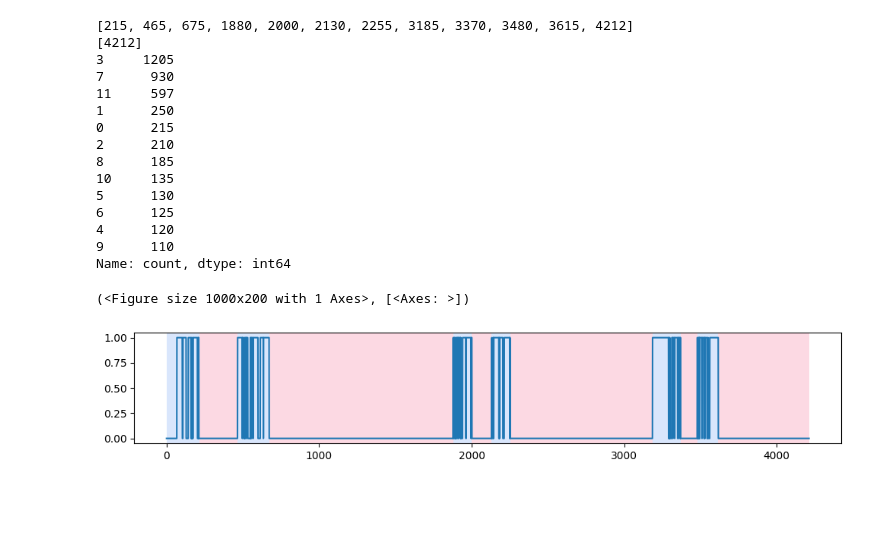
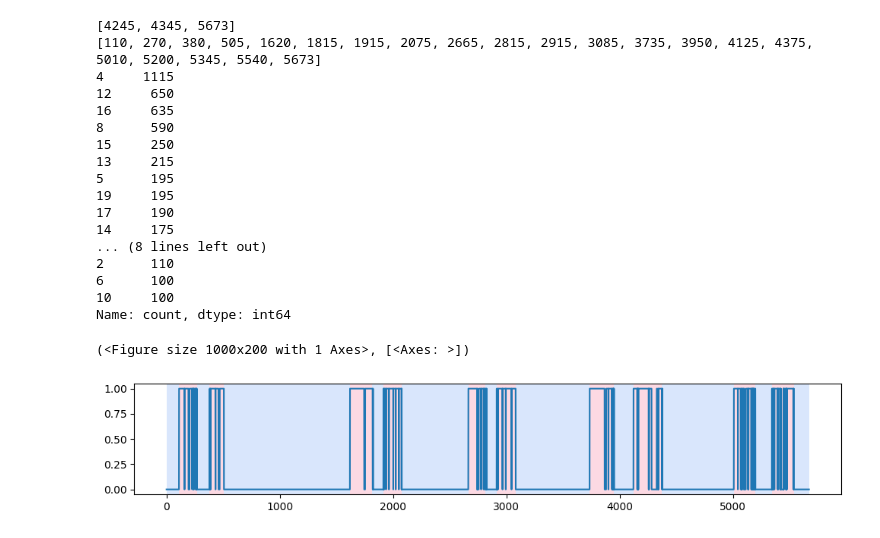
Before and after one commit to besaleli/reid_mvp, a Jupyter notebook: anomaly_detection.ipynb, the cells around one changed output. Drawn from its saved outputs; the diff is of its cells as text; code cells hidden in the pictures; blank space fills up the shorter version.

```diff
--- a/anomaly_detection.ipynb
+++ b/anomaly_detection.ipynb
@@ -56,49 +65,51 @@ for cluster_id, group in df.groupby("cluster_id"):
     min_length = 150
     filtered_cps = [cp for i, cp in enumerate(breakpoints)
                 if i == 0 or (cp - breakpoints[i-1]) > min_length]
     cluster_breakpoints[cluster_id] = breakpoints
     print(breakpoints)
 
     labels = np.full_like(signal, fill_value=-1, dtype=np.int8)  # or use None or np.nan if preferred
     bucket = 0
     bp_idx = 0
 
     prev = 0
     curr = 0
     curr_label = 0
 
     for breakpoint in breakpoints:
         curr = breakpoint
 
         labels[prev:curr] = curr_label
 
         prev = breakpoint
         curr_label += 1
 
     bucket_labels[cluster_id] = labels[labels != -1]
 
-PERSON_ID = 0
+PERSON_ID = 1
 
 print(pd.Series(bucket_labels[PERSON_ID]).value_counts())
 rpt.display(cluster_signals[PERSON_ID], cluster_breakpoints[PERSON_ID])
 # %% [output]
-[215, 465, 675, 1880, 2000, 2130, 2255, 3185, 3370, 3480, 3615, 4212]
-[4212]
-3     1205
-7      930
-11     597
-1      250
-0      215
-2      210
-8      185
-10     135
-5      130
-6      125
-4      120
-9      110
+[4245, 4345, 5673]
+[110, 270, 380, 505, 1620, 1815, 1915, 2075, 2665, 2815, 2915, 3085, 3735, 3950, 4125, 4375, 5010, 5200, 5345, 5540, 5673]
+4     1115
+12     650
+16     635
+8      590
+15     250
+13     215
+5      195
+19     195
+17     190
+14     175
+... (8 lines left out)
+2      110
+6      100
+10     100
 Name: count, dtype: int64
 (<Figure size 1000x200 with 1 Axes>, [<Axes: >])
-[figure, old version]
+[figure, new version]
 # %%
 import pandas as pd
 
```
Also changed, not shown: parts of 6 cells of this notebook, 1 other file.
